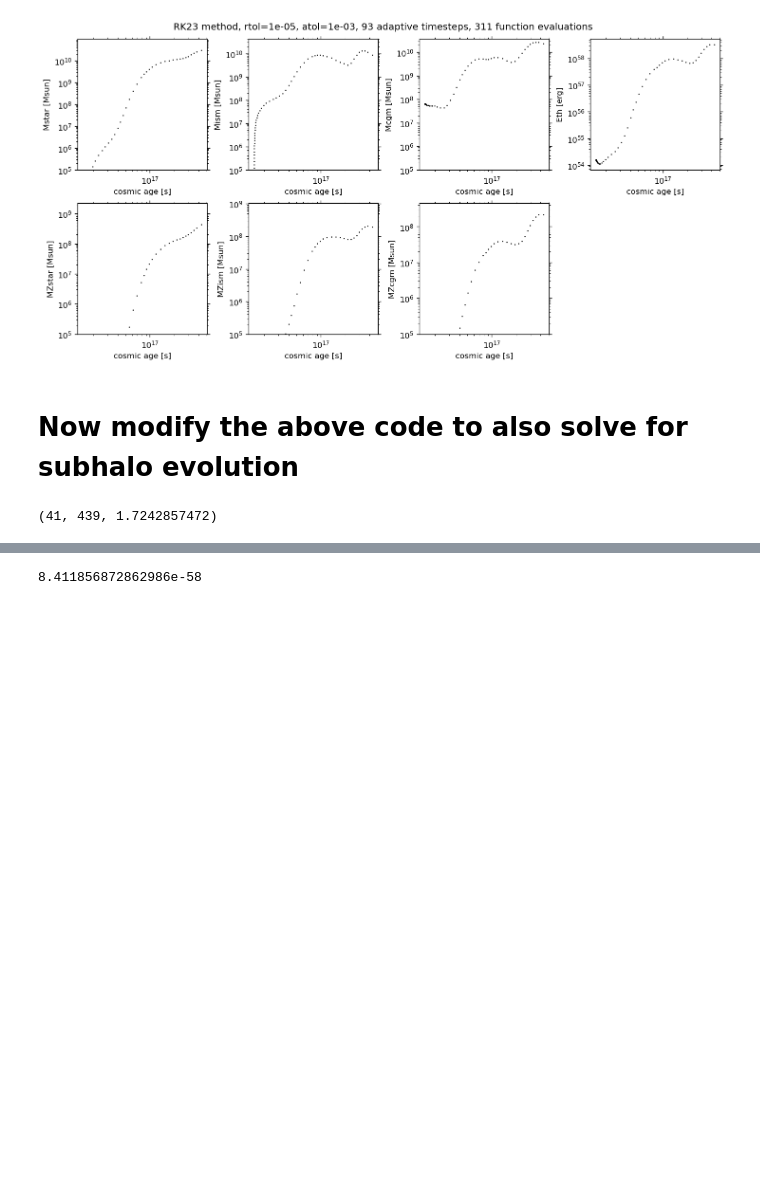
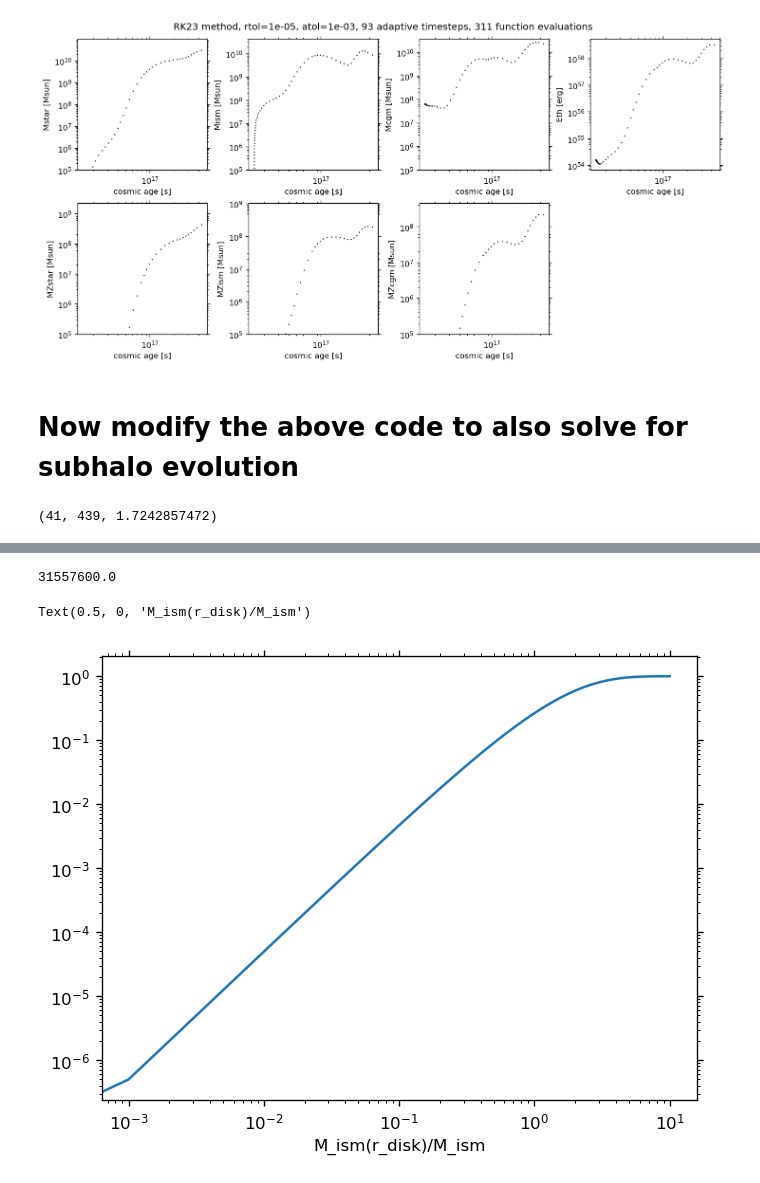
Before and after one commit to virajpandya/sapphire, a Jupyter notebook: dev/solve_ivp_symphony.ipynb, the cells around one changed output, grey strips where cells are left out. Saved outputs shown, nothing was run; the diff lists cells and outputs as text; code cells hidden in the pictures; blank space fills up the shorter version.

```diff
--- a/dev/solve_ivp_symphony.ipynb
+++ b/dev/solve_ivp_symphony.ipynb
@@ -986,10 +989,10 @@ finished interpolating histories of 41 subhalos in 0.146642583000002 sec
 # prepend the central halo's interpolators to the list of lists of subhalo interpolators
 # making this a numpy array to enable slicing
 tree_interpolators = np.array([(interp_dlogM_dlogt, interp_logMsmooth, interp_logRvir,interp_logVvir, interp_logcNFW, interp_rsub_savgolay)] + interpolators )
-# %%
-const_mp
-# %% [output]
-8.411856872862986e-58
+# %%
+yr_to_s
+# %% [output]
+31557600.0
 # %%
 def Mhalo_r(Rend, Mvir, Rvir, c_nfw):
     R_s = Rvir / c_nfw
@@ -1000,3 +1010,12 @@ def Mhalo_r(Rend, Mvir, Rvir, c_nfw):
+# %%
+plt.plot(np.arange(0, 10, 0.001), Mdisk_r(1, 1, np.arange(0, 10, 0.001)))
+plt.yscale('log')
+plt.xscale('log')
+plt.xlabel('r_disk')
+plt.xlabel('M_ism(r_disk)/M_ism')
+# %% [output]
+Text(0.5, 0, 'M_ism(r_disk)/M_ism')
+[figure, added]
 # %%
 """
 Set up ODE integrator function including subhalos (array-based operations)
```
Also changed, not shown: parts of 21 cells of this notebook.
